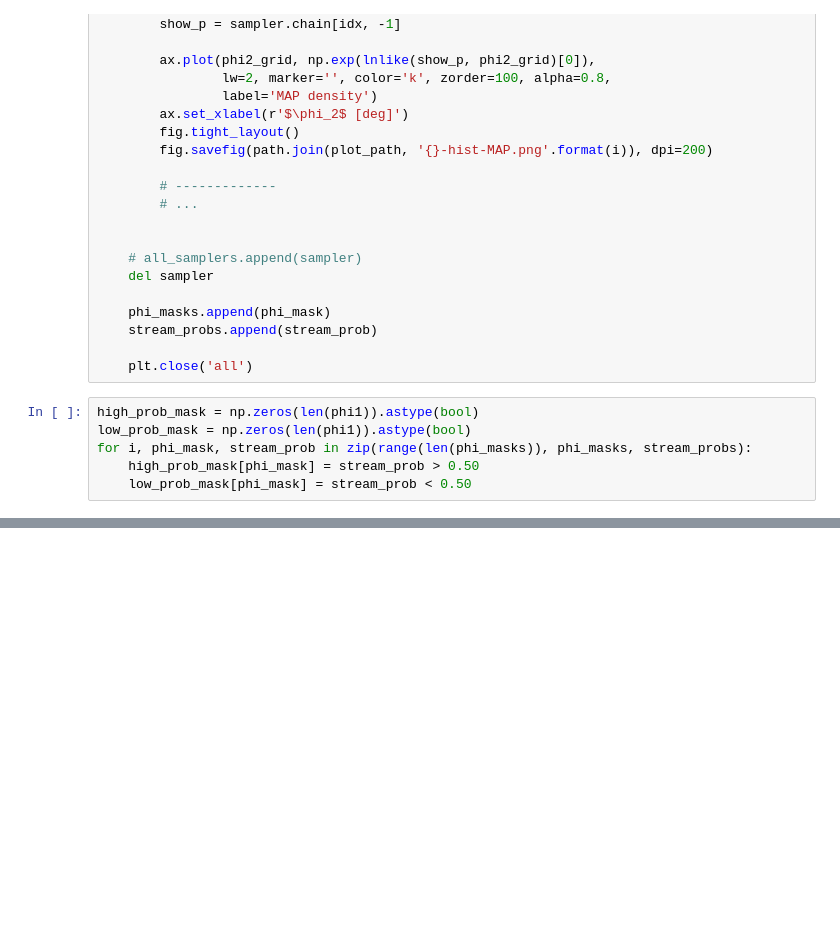
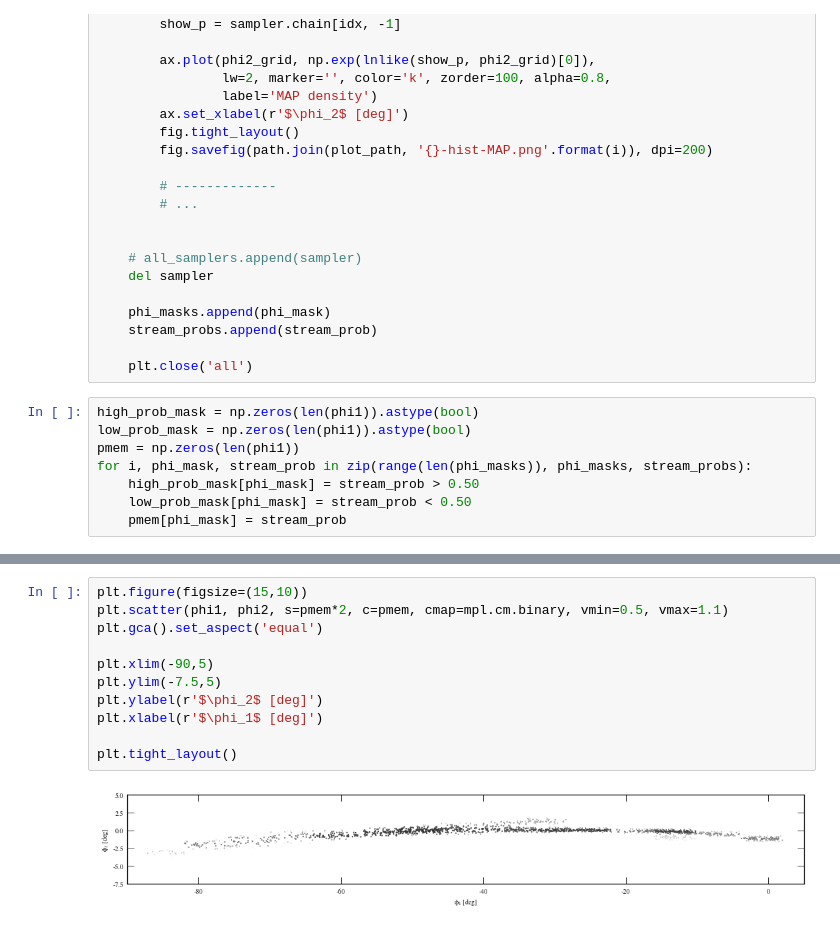
Before and after one commit to adrn/GD1-DR2, a Jupyter notebook: notebooks/Full-stream-probs.ipynb, the cells around one changed output, grey strips where cells are left out. Cells and saved outputs as stored; diff of their text form; blank space fills up the shorter version.

Commit message:
pmem coding

```diff
--- a/notebooks/Full-stream-probs.ipynb
+++ b/notebooks/Full-stream-probs.ipynb
@@ -296,9 +301,11 @@ for i, l in enumerate(phi1_bins_l):
 # %%
 high_prob_mask = np.zeros(len(phi1)).astype(bool)
 low_prob_mask = np.zeros(len(phi1)).astype(bool)
+pmem = np.zeros(len(phi1))
 for i, phi_mask, stream_prob in zip(range(len(phi_masks)), phi_masks, stream_probs):
     high_prob_mask[phi_mask] = stream_prob > 0.50
     low_prob_mask[phi_mask] = stream_prob < 0.50
+    pmem[phi_mask] = stream_prob
 # %%
 fig, axes = plt.subplots(2, 1, figsize=(15, 5), sharex=True, sharey=True)
 
@@ -321,0 +331,13 @@ fig.set_facecolor('w')
+# %%
+plt.figure(figsize=(15,10))
+plt.scatter(phi1, phi2, s=pmem*2, c=pmem, cmap=mpl.cm.binary, vmin=0.5, vmax=1.1)
+plt.gca().set_aspect('equal')
+
+plt.xlim(-90,5)
+plt.ylim(-7.5,5)
+plt.ylabel(r'$\phi_2$ [deg]')
+plt.xlabel(r'$\phi_1$ [deg]')
+
+plt.tight_layout()
+# %% [output]
+[figure, added]
```
Also changed, not shown: parts of 5 cells of this notebook, 3 other files.
